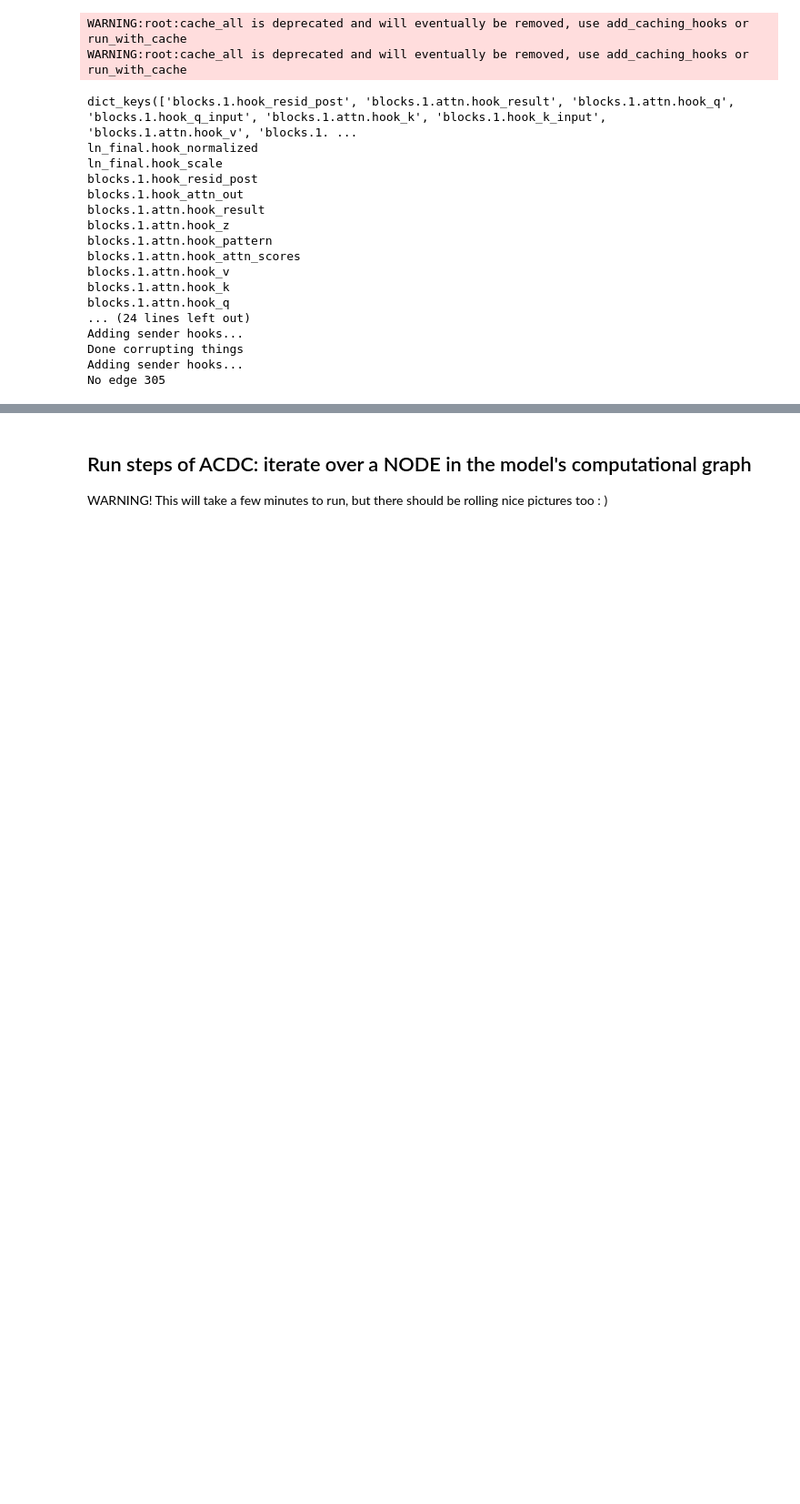
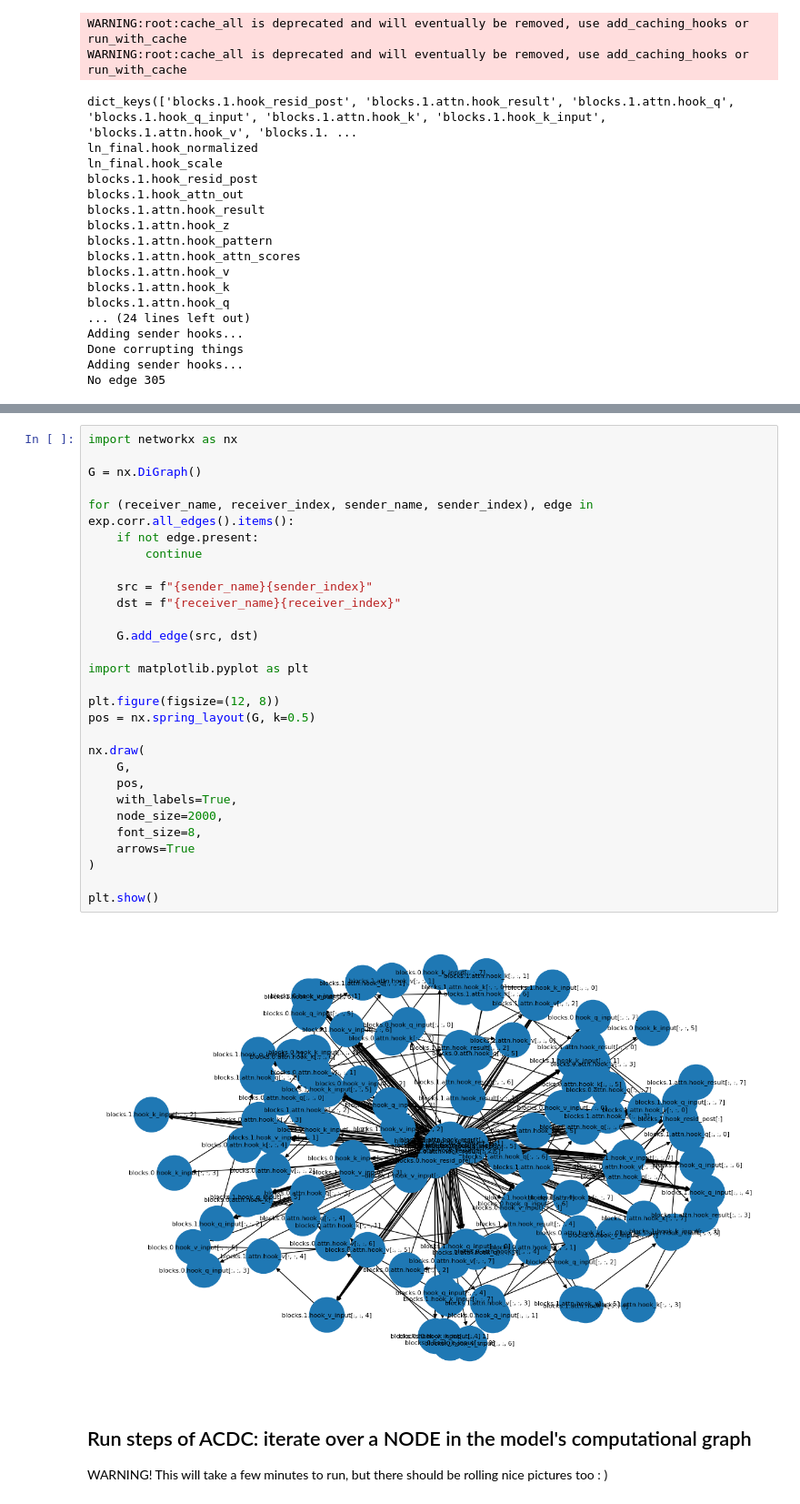
Before and after one commit to IoulianosPol/Internship, a Jupyter notebook: acdc/notebooks/acdc_my_demo_induction.ipynb, the cells around one changed output, grey strips where cells are left out. Shown at 91% size. Cells and saved outputs as stored; diff of their text form; blank space fills up the shorter version.

Commit message:
Initial Graph

```diff
--- a/acdc/notebooks/acdc_my_demo_induction.ipynb
+++ b/acdc/notebooks/acdc_my_demo_induction.ipynb
@@ -504,3 +535,34 @@ Initial Edges: 305
+# %%
+import networkx as nx
+
+G = nx.DiGraph()
+
+for (receiver_name, receiver_index, sender_name, sender_index), edge in exp.corr.all_edges().items():
+    if not edge.present:
+        continue
+
+    src = f"{sender_name}{sender_index}"
+    dst = f"{receiver_name}{receiver_index}"
+
+    G.add_edge(src, dst)
+
+import matplotlib.pyplot as plt
+
+plt.figure(figsize=(12, 8))
+pos = nx.spring_layout(G, k=0.5)
+
+nx.draw(
+    G,
+    pos,
+    with_labels=True,
+    node_size=2000,
+    font_size=8,
+    arrows=True
+)
+
+plt.show()
+# %% [output]
+[figure, added]
 # %% [markdown]
 <h2>Run steps of ACDC: iterate over a NODE in the model's computational graph</h2>
 <p>WARNING! This will take a few minutes to run, but there should be rolling nice pictures too : )</p>
```
Also changed, not shown: parts of 4 cells of this notebook.
